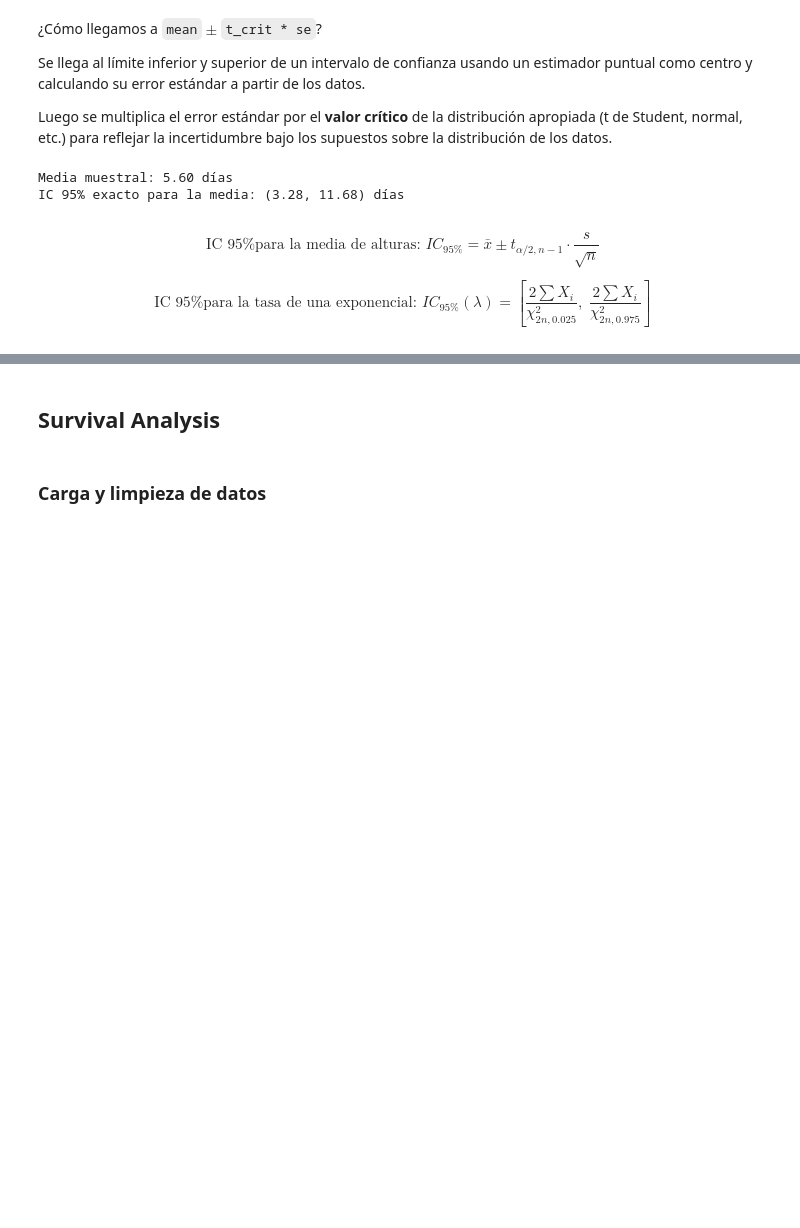
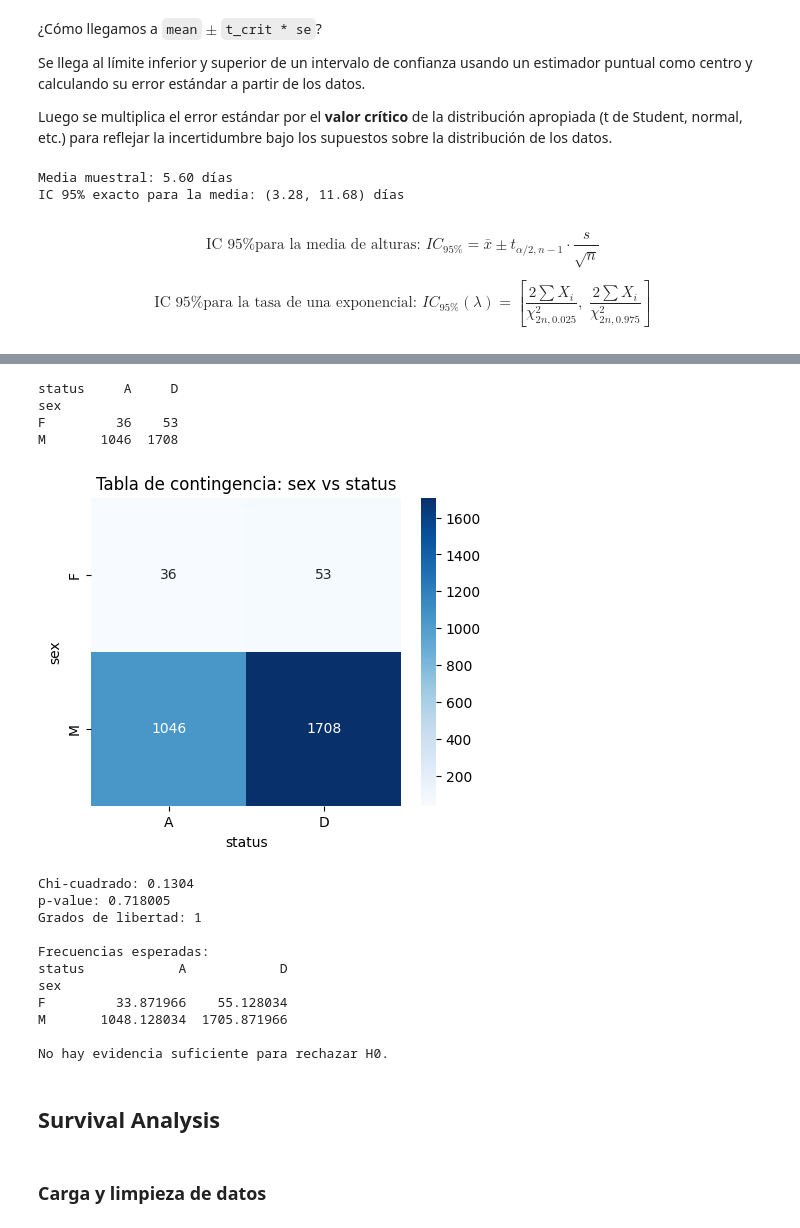
Before and after one commit to pedro9olivares/Bourbaki, a Jupyter notebook: Matematicas-para-la-Ciencia-de-Datos/Modulo-I-Probabilidad-y-Estadística/Semana_4_Intervalos_Tests_y_Supervivencia/Intervalos_Tests_y_Survival_Analysis.ipynb, the cells around one changed output, grey strips where cells are left out. Drawn from its saved outputs; the diff is of its cells as text; code cells hidden in the pictures; blank space fills up the shorter version.

```diff
--- a/Matematicas-para-la-Ciencia-de-Datos/Modulo-I-Probabilidad-y-Estadística/Semana_4_Intervalos_Tests_y_Supervivencia/Intervalos_Tests_y_Survival_Analysis.ipynb
+++ b/Matematicas-para-la-Ciencia-de-Datos/Modulo-I-Probabilidad-y-Estadística/Semana_4_Intervalos_Tests_y_Supervivencia/Intervalos_Tests_y_Survival_Analysis.ipynb
@@ -95,3 +239,73 @@ $$
+# %%
+# Ejemplo en código: ¿las variables sexo (M/F) y status (D/A) son independientes?
+
+data = pd.read_csv("http://theta.edu.pl/wp-content/uploads/2020/01/Aids2.csv", sep = ';')
+
+# Tabla de contingencia
+contingency_table = pd.crosstab(
+    data["sex"],
+    data["status"]
+)
+
+print(contingency_table)
+
+# Visualización de la tabla
+plt.figure(figsize=(5,4))
+
+sns.heatmap(
+    contingency_table,
+    annot=True,
+    fmt='d',
+    cmap='Blues'
+)
+
+plt.title("Tabla de contingencia: sex vs status")
+plt.xlabel("status")
+plt.ylabel("sex")
+
+plt.show()
+
+# Prueba chi-cuadrado
+chi2, p, dof, expected = stats.chi2_contingency(contingency_table)
+
+print(f"Chi-cuadrado: {chi2:.4f}")
+print(f"p-value: {p:.6f}")
+print(f"Grados de libertad: {dof}")
+
+# Frecuencias esperadas
+expected_df = pd.DataFrame(
+    expected,
+    index=contingency_table.index,
+    columns=contingency_table.columns
+)
+
+print("\nFrecuencias esperadas:")
+print(expected_df)
+
+# Decisión
+alpha = 0.05
+
+if p < alpha:
+    print("\nRechazamos H0: las variables NO son independientes.")
+else:
+    print("\nNo hay evidencia suficiente para rechazar H0.")
+# %% [output]
+status     A     D
+sex
+F         36    53
+M       1046  1708
+[figure, added]
+Chi-cuadrado: 0.1304
+p-value: 0.718005
+Grados de libertad: 1
+
+Frecuencias esperadas:
+status            A            D
+sex
+F         33.871966    55.128034
+M       1048.128034  1705.871966
+
+No hay evidencia suficiente para rechazar H0.
 # %% [markdown]
 ## Survival Analysis
 # %% [markdown]
```
Also changed, not shown: parts of 7 cells of this notebook, 1 other file.
